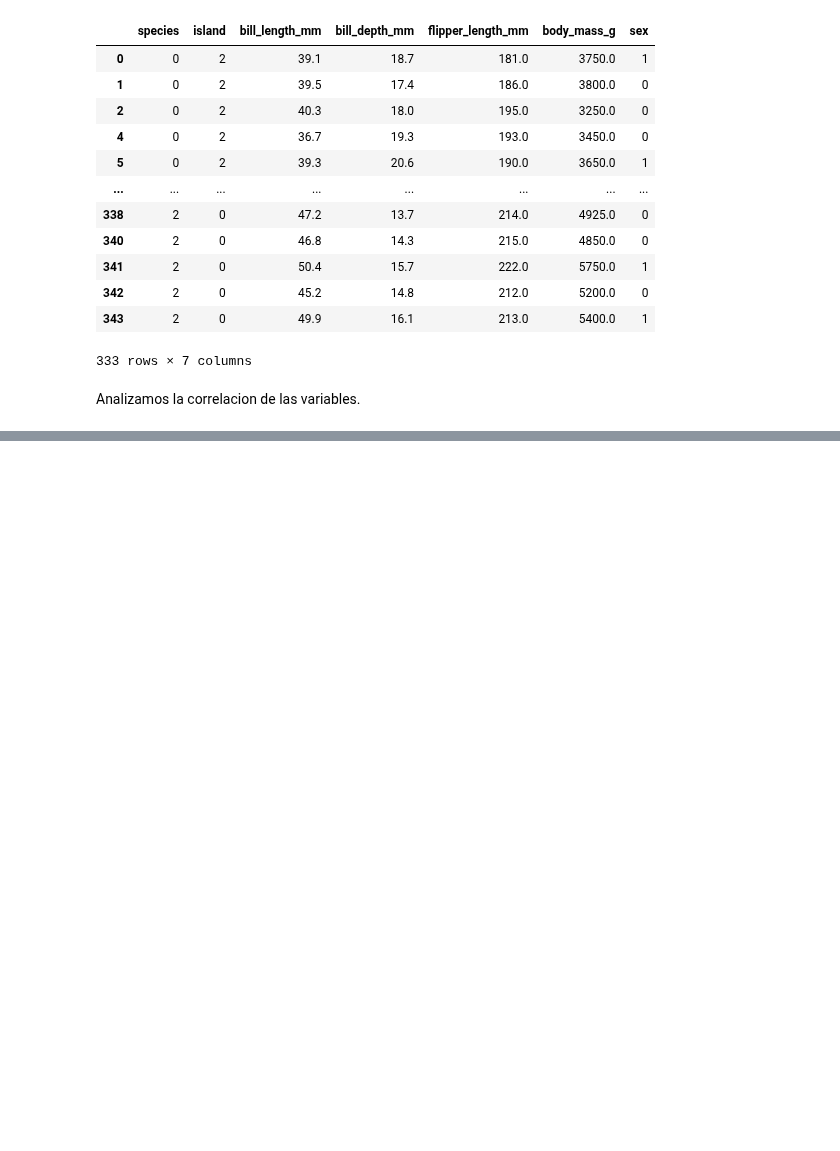
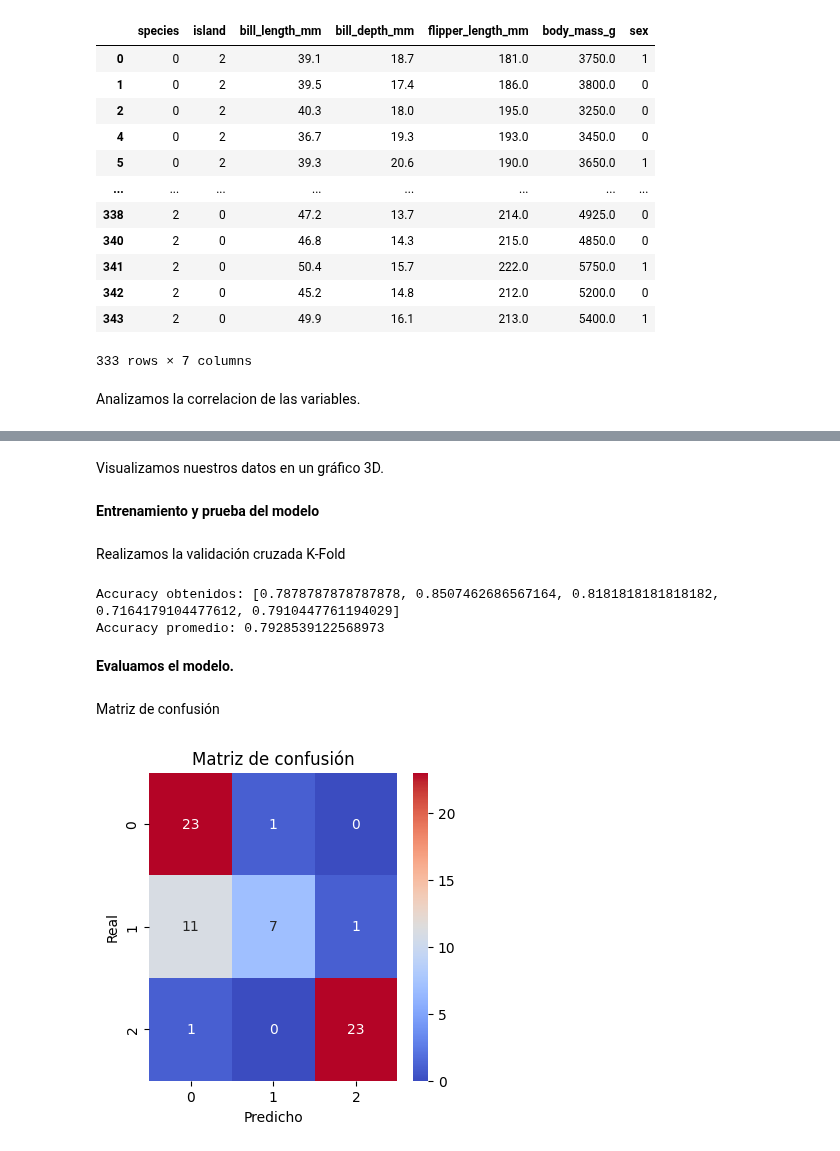
Before and after one commit to AlejandroVillasenor/MachineLearning, a Jupyter notebook: KNN/penguinknn.ipynb, the cells around one changed output, grey strips where cells are left out. Drawn from its saved outputs; the diff is of its cells as text; code cells hidden in the pictures; blank space fills up the shorter version.

```diff
--- a/KNN/penguinknn.ipynb
+++ b/KNN/penguinknn.ipynb
@@ -157,0 +165,8 @@ Lo que buscamos es predecir el tipo de penguin, para ello haremos uso de las sig
+# %%
+#Variables independientes(input) seleccionadas
+X = penguins[['island','sex','bill_length_mm', 'bill_depth_mm', 'flipper_length_mm', 'body_mass_g']]
+
+#Variable dependiente(output) seleccionada
+y = penguins['species']
+# %% [markdown]
+Visualizamos nuestros datos en un gráfico 3D.
@@ -157,0 +176,70 @@ Lo que buscamos es predecir el tipo de penguin, para ello haremos uso de las sig
+# %% [markdown]
+**Entrenamiento y prueba del modelo**
+# %% [markdown]
+Realizamos la validación cruzada K-Fold
+# %%
+#RECUERDA QUE PUEDES COMPARARLO CON LOS RESULTADOS DE LA LIBRERÍA DE SCIKIT-LEARN
+from sklearn.neighbors import KNeighborsClassifier
+from sklearn import metrics
+
+#Resultados
+accuracy_val_scores = []
+precision_val_scores = []
+
+#Numero de pliegues
+num_folds = 5
+
+#Creamos indices para los pliegues
+indices = np.arange(len(X))
+
+#Desordenamos los indices
+np.random.shuffle(indices)
+
+#Iteramos para multiples validaciones
+for i in range(num_folds):
+    #Calculamos los indices para el pliegue i
+    test_indices = indices[i*len(X)//num_folds: (i+1)*len(X)//num_folds]
+    train_indices = np.concatenate((indices[:i*len(X)//num_folds], indices[(i+1)*len(X)//num_folds:]))
+
+    #Extraemos los datos de entrenamiento y prueba
+    X_train = X.iloc[train_indices]
+    X_test = X.iloc[test_indices]
+    y_train = y.iloc[train_indices]
+    y_test = y.iloc[test_indices]
+
+    #Creamos el clasificador
+    knn = KNeighborsClassifier(n_neighbors=5)
+
+    #Entrenamos el clasificador
+    knn.fit(X_train, y_train)
+
+    #Realizamos la prediccion
+    y_pred = knn.predict(X_test)
+
+    #Calculamos las metricas
+    accuracy = metrics.accuracy_score(y_test, y_pred)
+
+    #Guardamos la precision
+    accuracy_val_scores.append(accuracy)
+
+#Imprimimos los resultados
+print("Accuracy obtenidos:", accuracy_val_scores)
+print("Accuracy promedio:", np.mean(accuracy_val_scores))
+# %% [output]
+Accuracy obtenidos: [0.7878787878787878, 0.8507462686567164, 0.8181818181818182, 0.7164179104477612, 0.7910447761194029]
+Accuracy promedio: 0.7928539122568973
+# %% [markdown]
+**Evaluamos el modelo.**
+# %% [markdown]
+Matriz de confusión
+# %%
+from sklearn.metrics import confusion_matrix
+knn_cm = confusion_matrix(y_test, y_pred)
+f, ax = plt.subplots(figsize=(4, 4))
+sns.heatmap(knn_cm, annot=True, fmt='.0f', cmap='coolwarm', ax=ax)
+plt.title('Matriz de confusión')
+plt.xlabel('Predicho')
+plt.ylabel('Real')
+plt.show()
+# %% [output]
+[figure, added]
```
Also changed, not shown: parts of 11 cells of this notebook, 2 other files.
